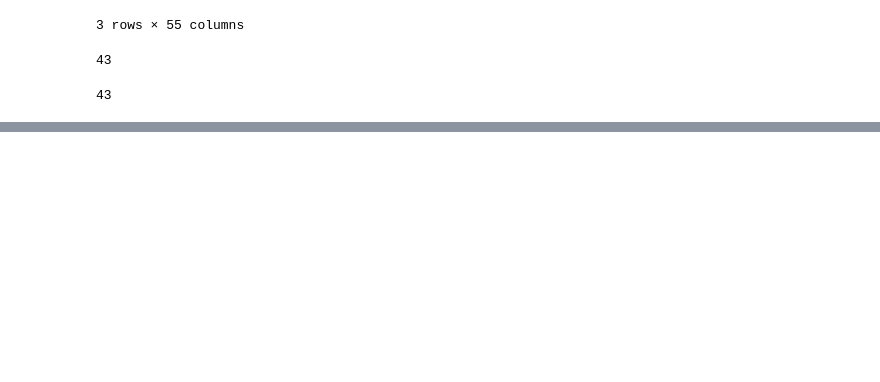
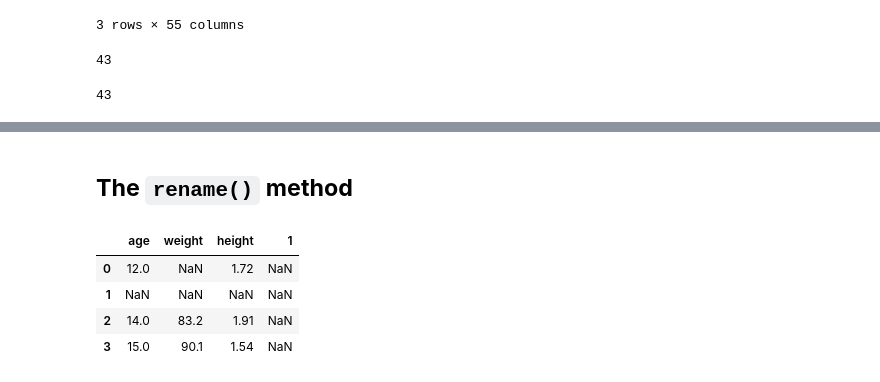
Before and after one commit to cleysonl/Pandas_bootcamp, a Jupyter notebook: 3_DataFrames.ipynb, the cells around one changed output, grey strips where cells are left out. Saved outputs shown, nothing was run; the diff lists cells and outputs as text; code cells hidden in the pictures; blank space fills up the shorter version.

```diff
--- a/3_DataFrames.ipynb
+++ b/3_DataFrames.ipynb
@@ -645,0 +691,4 @@ nutr_mini.iat[irow, icol]
+# %%
+df= pd.DataFrame({'age':[12,13,14,15],
+                 'weight': [41.1, 34.5, 83.2, 90.1],
+                 'height': ['1.72', '1.74', '1.91', '1.54']})
@@ -645,0 +717,4 @@ nutr_mini.iat[irow, icol]
+# %%
+# Changed all the columns to floats
+# IMPORTANT: .astype() returns a copy of tha DataFrame, to keep it we have to reassign it
+df = df.astype(float)
@@ -645,0 +734,3 @@ nutr_mini.iat[irow, icol]
+# %%
+# We can also choose specific columns to change type
+df = df.astype({'age': np.int16})
@@ -645,0 +831,10 @@ nutr_mini.iat[irow, icol]
+# %% [markdown]
+## **The `rename()` method**
+# %%
+df
+# %% [output]
+|  | age | weight | height | 1 |
+| 0 | 12.0 | NaN | 1.72 | NaN |
+| 1 | NaN | NaN | NaN | NaN |
+| 2 | 14.0 | 83.2 | 1.91 | NaN |
+| 3 | 15.0 | 90.1 | 1.54 | NaN |
```
Also changed, not shown: parts of 73 cells of this notebook.
